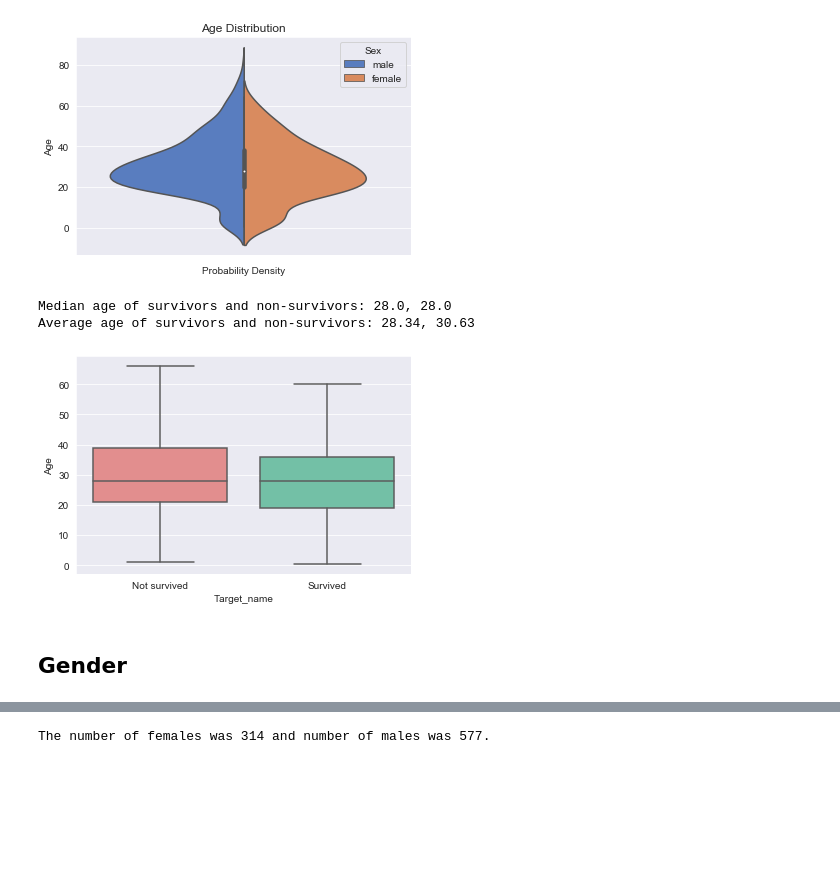
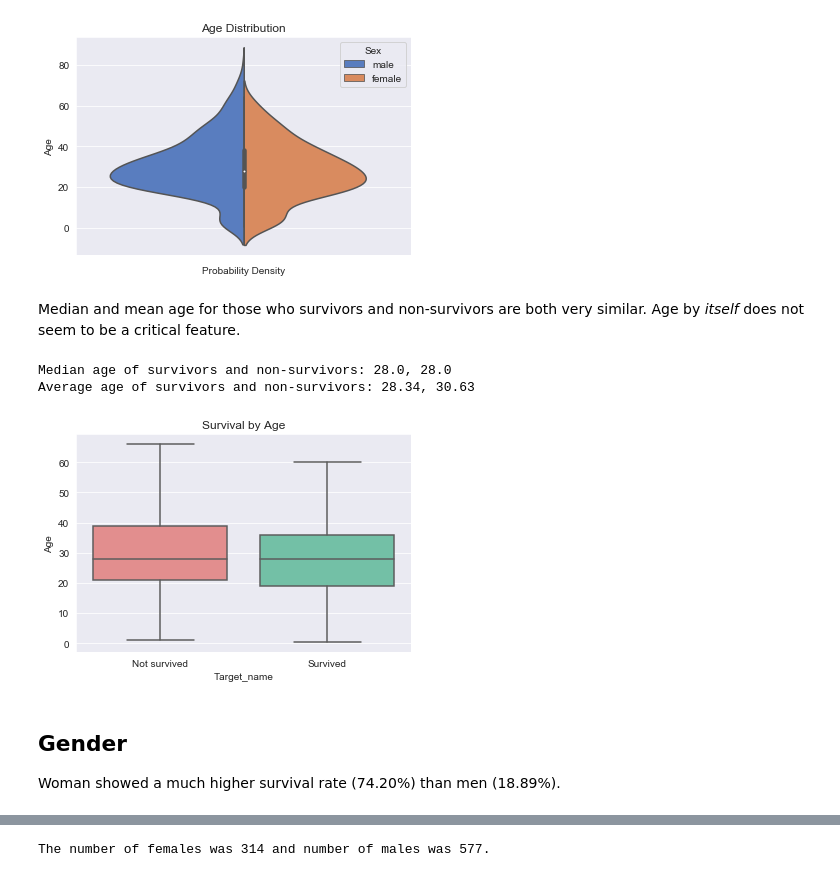
Before and after one commit to arsalanfardi/Titanic-Survival-Prediction, a Jupyter notebook: Titanic_Survival_Prediction.ipynb, the cells around one changed output, grey strips where cells are left out. Cells and saved outputs as stored; diff of their text form; code cells hidden in the pictures; blank space fills up the shorter version.

```diff
--- a/Titanic_Survival_Prediction.ipynb
+++ b/Titanic_Survival_Prediction.ipynb
@@ -112,14 +129,18 @@ ax.set_xlabel('Probability Density')
 df.drop('All', axis=1, inplace=True)
 # %% [output]
 [figure]
+# %% [markdown]
+Median and mean age for those who survivors and non-survivors are both very similar. Age by *itself* does not seem to be a critical feature.
 # %%
-# Median age for survivors and non-survivors is equal, average age is also similar
-sns.boxplot(y='Age', x='Target_name', data=df, showfliers = False, palette=survival_palette);
+ax = sns.boxplot(y='Age', x='Target_name', data=df, showfliers = False, palette=survival_palette);
+ax.set_title('Survival by Age')
 print(f"Median age of survivors and non-survivors: {df[df.Survived==1].Age.median()}, {df[df.Survived==0].Age.median()}")
 print(f"Average age of survivors and non-survivors: {df[df.Survived==1].Age.mean():.2f}, {df[df.Survived==0].Age.mean():.2f}")
 # %% [output]
 Median age of survivors and non-survivors: 28.0, 28.0
 Average age of survivors and non-survivors: 28.34, 30.63
-[figure, old version]
+[figure, new version]
-# %% [markdown]
-## Gender
+# %% [markdown]
+## Gender
+
+Woman showed a much higher survival rate (74.20%) than men (18.89%).
```
Also changed, not shown: parts of 25 cells of this notebook.
